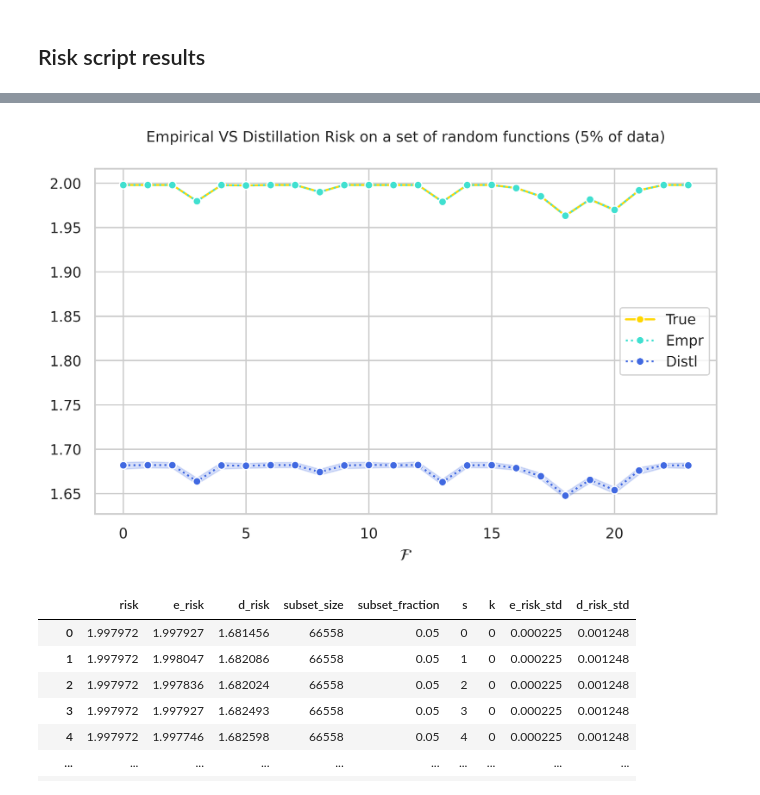
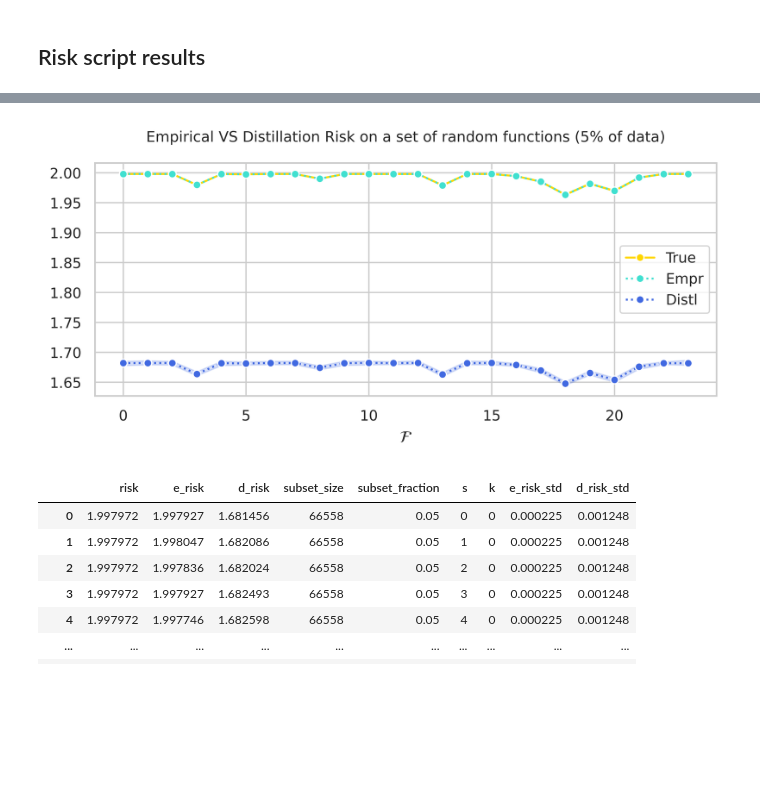
Before and after one commit to GiuliaLanzillotta/DED, a Jupyter notebook: scripts/risk.ipynb, the cells around one changed output, grey strips where cells are left out. Cells and saved outputs as stored; diff of their text form; code cells hidden in the pictures; blank space fills up the shorter version.

```diff
--- a/scripts/risk.ipynb
+++ b/scripts/risk.ipynb
@@ -103,35 +103,35 @@ res_df
 %matplotlib inline
 sns.set_context("paper")
 with sns.axes_style("whitegrid"):
     errorbar_fn = lambda x: (x.min(), x.max())
-    fig, ax = plt.subplots(figsize=(6,4), sharey=False, dpi=800)
+    fig, ax = plt.subplots(figsize=(6,3), sharey=False, dpi=800)
     colors = ['royalblue','turquoise','gold']
 
     # first plot ---------------------------
     _df = res_df
     sns.lineplot(data=_df, x="k", y="risk", errorbar=errorbar_fn,
                  markers=True, marker='o', color=colors[2], ls='-',ax=ax, label="True")
     sns.lineplot(data=_df, x="k", y="e_risk", errorbar=errorbar_fn,
                  markers=True, marker='o', color=colors[1], ls=':',ax=ax, label="Empr")
     sns.lineplot(data=_df, x="k", y="d_risk", errorbar=errorbar_fn,
                  markers=True, marker='o', color=colors[0], ls=':',ax=ax, label="Distl")
 
     ax.set_title(r"Empirical VS Distillation Risk on a set of random functions (5% of data)", fontsize=9, y=1.05)
     ax.set_ylabel(r'', fontsize=11, x=-0.2)
     ax.set_xlabel(r'$\mathcal{F}$', fontsize=10, y=+5)
     #ax.set_yscale('log')
     #ax.set_ylim([1.5,2.2])
 
     #ax.axvline(1.20, ls=':', color='magenta')
 
     # refinements ---------------------------
     # h, _ = ax.get_legend_handles_labels()
     # ax[0].legend(h, [r'$|f_D - t|$',r'$|f_E - t|$'], title="", ncol=1, loc="upper left")
     # ax[1].legend(h, [r'$|f_D - f^\star|$',r'$|f_E - f^\star|$'], title="", ncol=1, loc="upper right")
 
     plt.tight_layout()
 # %% [output]
-[figure, old version]
+[figure, new version]
 # %%
 std_df = res_df.groupby(['k']).agg(np.std)[['e_risk','d_risk']]
 std_df = std_df.rename(columns={'e_risk':'e_risk_std','d_risk':'d_risk_std'})
```
Also changed, not shown: parts of 1 cell of this notebook, 5 other files.
